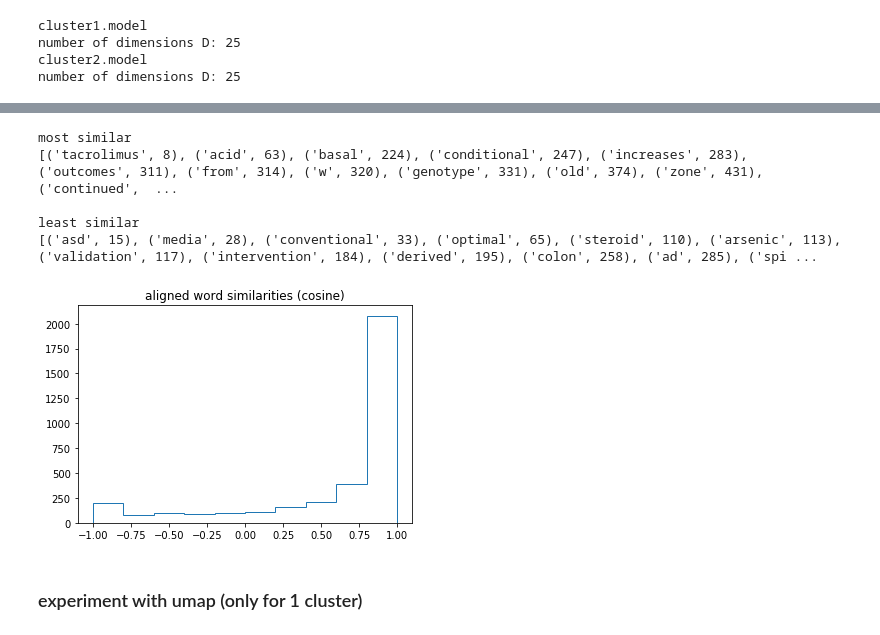
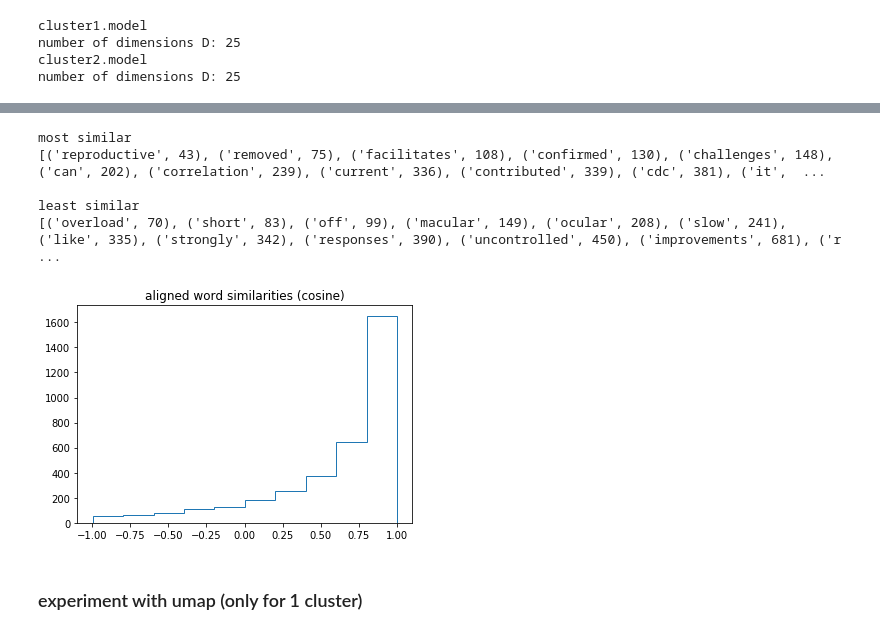
Before and after one commit to brendanchambers/attention_wildfires, a Jupyter notebook: research_dynamics/dynamics_v2/try_CCA.ipynb, the cells around one changed output, grey strips where cells are left out. Saved outputs shown, nothing was run; the diff lists cells and outputs as text; code cells hidden in the pictures.

```diff
--- a/research_dynamics/dynamics_v2/try_CCA.ipynb
+++ b/research_dynamics/dynamics_v2/try_CCA.ipynb
@@ -157,7 +157,7 @@ U = samples[short_names[0]]
 V = samples[short_names[1]]
 print(np.shape(U))
 
-cca = CCA(n_components=2)
+cca = CCA(n_components=3)
 cca.fit(U, V)
 
 print(cca.coef_.shape)                   # (5,5)
@@ -218,38 +218,40 @@ for i_word, word in enumerate(shared_vocabulary):
     # check norms (why does CCA not produce unit vectors)
     #print(np.linalg.norm(U_c[i_word]))  #  4.7
     #print(np.linalg.norm(V_c[i_word]))  #  5.4
 
     score = 1 - sp.spatial.distance.cosine(U_c[i_word], V_c[i_word])
     similarities.append(score)
 
 plt.figure()
 plt.hist(similarities, histtype='step')
 plt.title('aligned word similarities (cosine)')
 
-high_cutoff = np.percentile(similarities, 97)
-low_cutoff = np.percentile(similarities, 3)
+high_cutoff = np.percentile(similarities, 98)
+low_cutoff = np.percentile(similarities, 2)
 
 most_similar_words = []
 least_similar_words = []
 for i_word, word in enumerate(shared_vocabulary):
     if similarities[i_word] >= high_cutoff:
         most_similar_words.append( (word, i_word) )
 
     elif similarities[i_word] <= low_cutoff:
         least_similar_words.append( (word, i_word) )
 
 print('most similar')
 print(most_similar_words)
 print()
 print('least similar')
 print(least_similar_words)
+
+# todo distinguish based on direction of difference
 # %% [output]
 most similar
-[('tacrolimus', 8), ('acid', 63), ('basal', 224), ('conditional', 247), ('increases', 283), ('outcomes', 311), ('from', 314), ('w', 320), ('genotype', 331), ('old', 374), ('zone', 431), ('continued',  ...
+[('reproductive', 43), ('removed', 75), ('facilitates', 108), ('confirmed', 130), ('challenges', 148), ('can', 202), ('correlation', 239), ('current', 336), ('contributed', 339), ('cdc', 381), ('it',  ...
 
 least similar
-[('asd', 15), ('media', 28), ('conventional', 33), ('optimal', 65), ('steroid', 110), ('arsenic', 113), ('validation', 117), ('intervention', 184), ('derived', 195), ('colon', 258), ('ad', 285), ('spi ...
+[('overload', 70), ('short', 83), ('off', 99), ('macular', 149), ('ocular', 208), ('slow', 241), ('like', 335), ('strongly', 342), ('responses', 390), ('uncontrolled', 450), ('improvements', 681), ('r ...
-[figure, old version]
+[figure, new version]
 # %% [markdown]
 ### experiment with umap (only for 1 cluster)
 # %%
```
Also changed, not shown: parts of 10 cells of this notebook.
